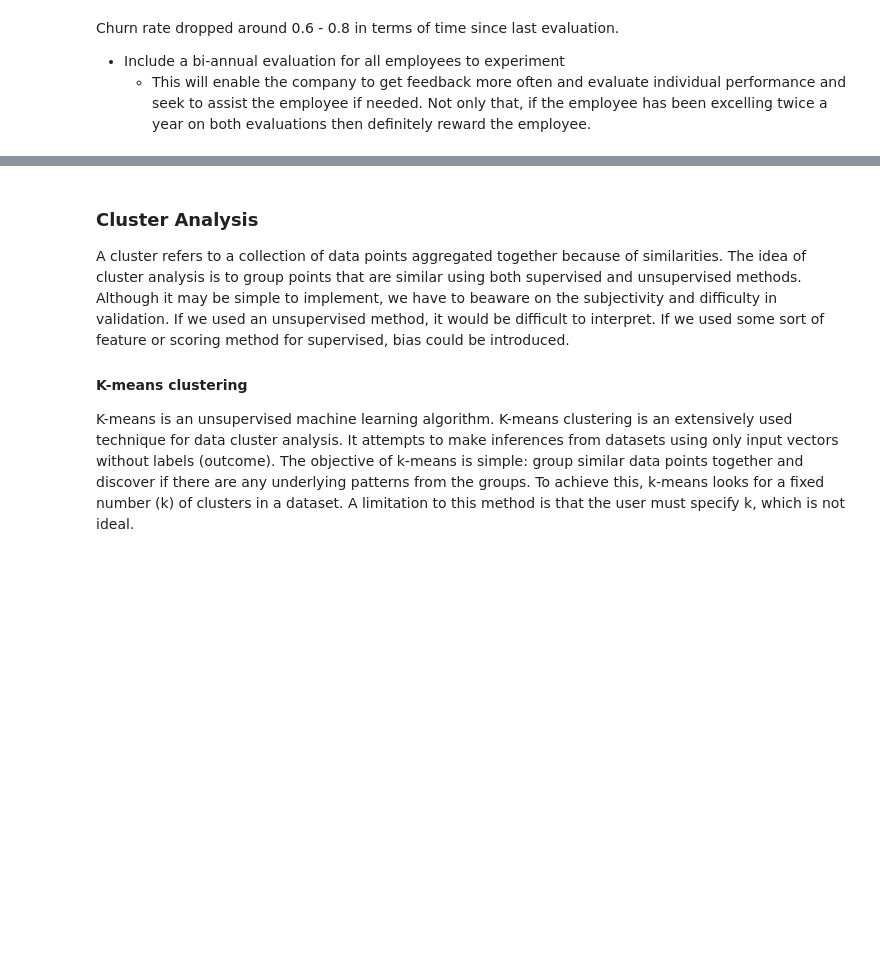
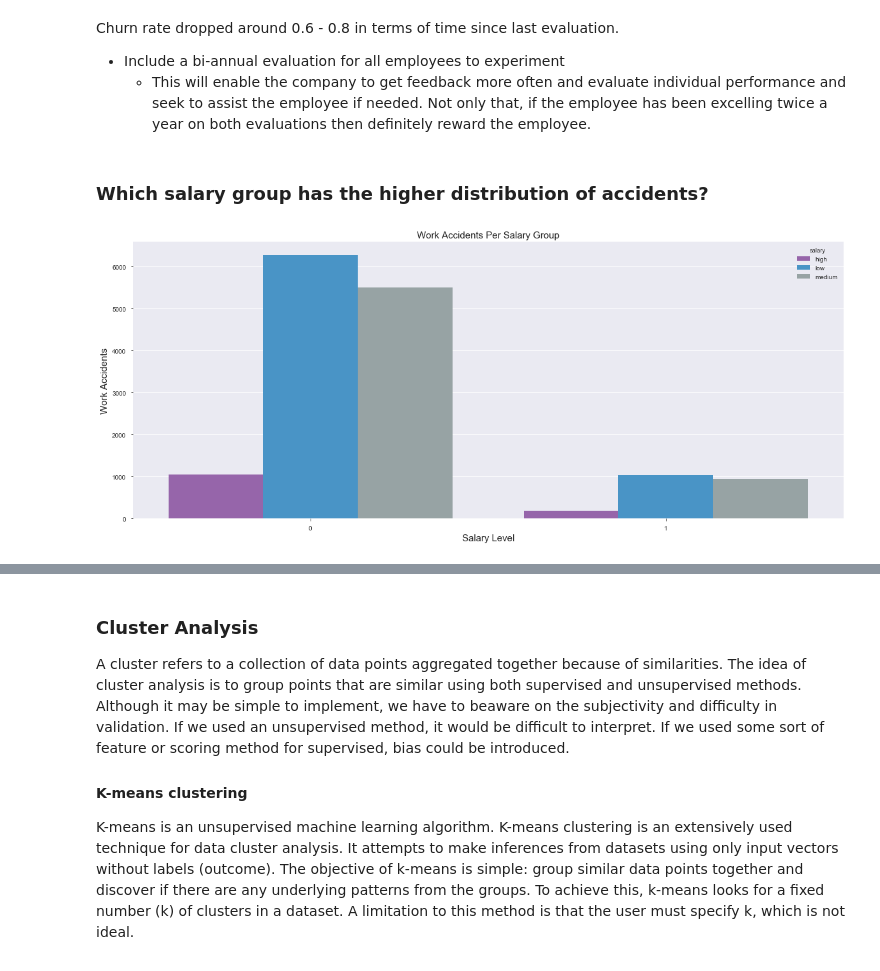
Before and after one commit to davidtnly/MachineLearning, a Jupyter notebook: 32-churn-prediction.ipynb, the cells around one changed output, grey strips where cells are left out. Drawn from its saved outputs; the diff is of its cells as text; code cells hidden in the pictures; blank space fills up the shorter version.

```diff
--- a/32-churn-prediction.ipynb
+++ b/32-churn-prediction.ipynb
@@ -1004,3 +1003,28 @@ plt.show()
 Churn rate dropped around 0.6 - 0.8 in terms of time since last evaluation.
 - Include a bi-annual evaluation for all employees to experiment
     - This will enable the company to get feedback more often and evaluate individual performance and seek to assist the employee if needed. Not only that, if the employee has been excelling twice a year on both evaluations then definitely reward the employee.
+# %% [markdown]
+### Which salary group has the higher distribution of accidents?
+# %%
+# Create new dataframe so we can order the x-axis labels
+acc_salary_data = data[['salary', 'Work_accident', 'left']]
+
+# Set x-axis order
+salary_order = ['low', 'medium', 'high']
+
+# Set figure size
+plt.figure(figsize=(20, 8))
+
+# Plot
+sns.countplot('Work_accident',
+              hue='salary',
+              data=acc_salary_data)
+
+# Set plot features
+plt.title('Work Accidents Per Salary Group', fontsize=15)
+plt.xlabel('Salary Level', fontsize=15)
+plt.ylabel('Work Accidents', fontsize=15)
+
+plt.show()
+# %% [output]
+[figure, added]
```
Also changed, not shown: parts of 18 cells of this notebook.
